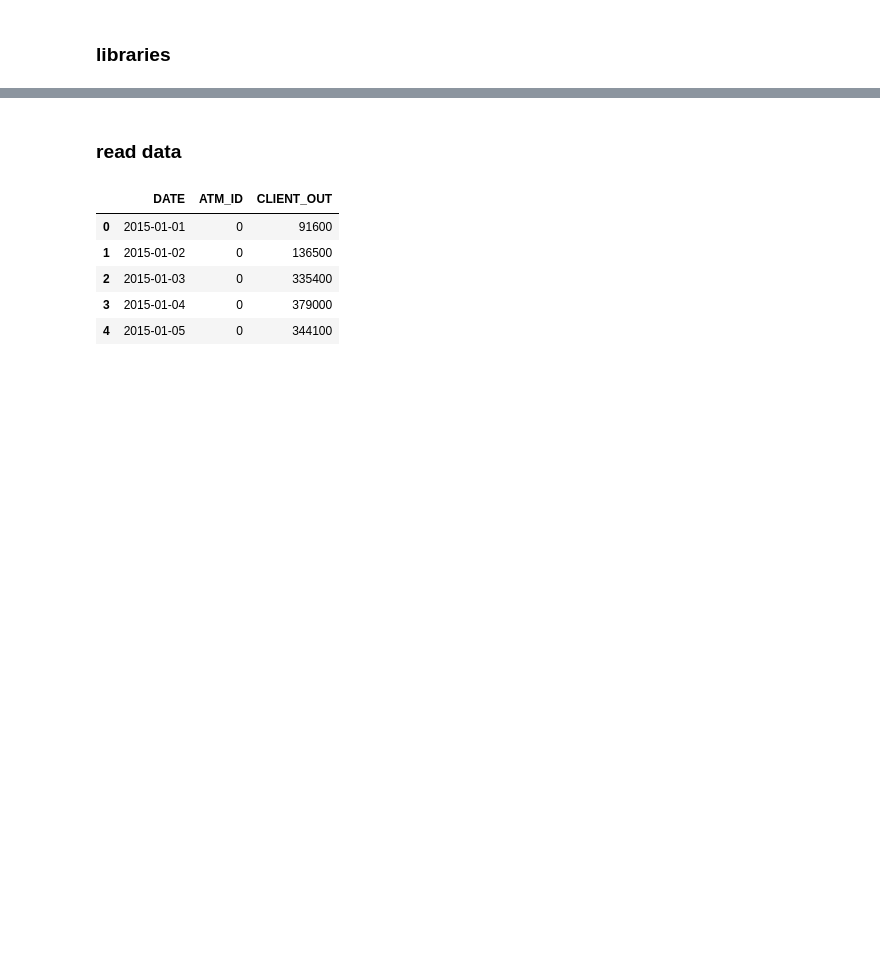
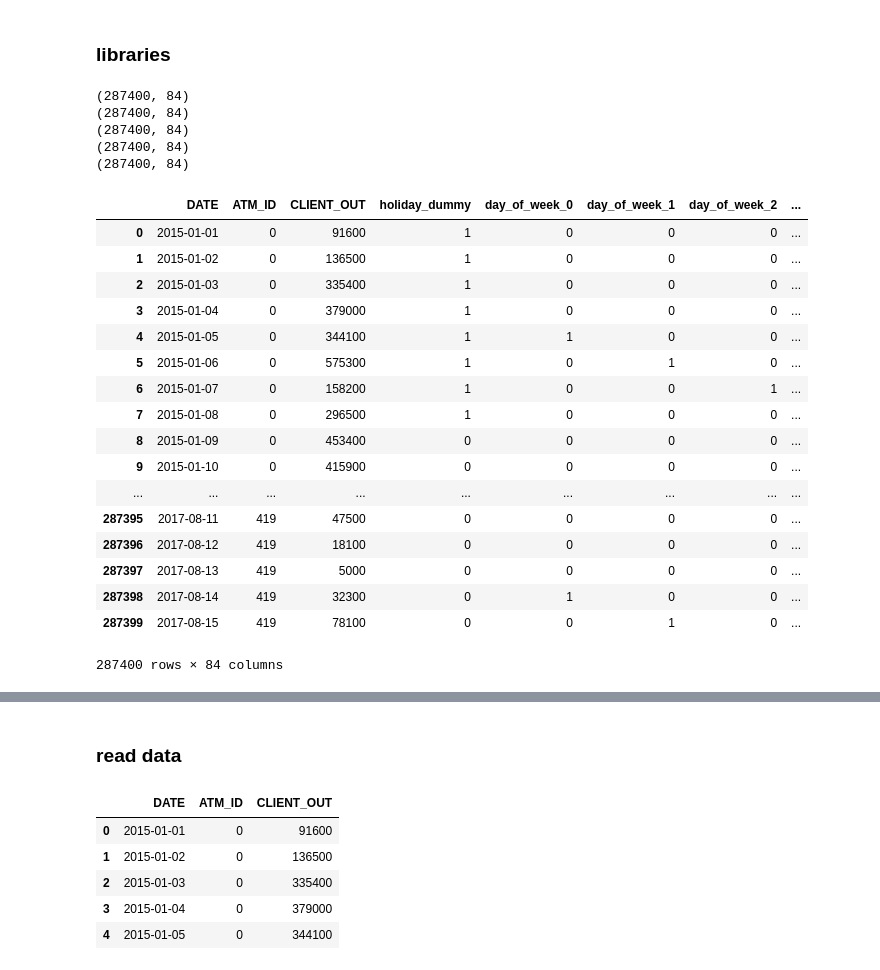
Before and after one commit to progiv/idao_final, a Jupyter notebook: generating_features.ipynb, the cells around one changed output, grey strips where cells are left out. Saved outputs shown, nothing was run; the diff lists cells and outputs as text; code cells hidden in the pictures; blank space fills up the shorter version.

```diff
--- a/generating_features.ipynb
+++ b/generating_features.ipynb
@@ -56,0 +64,30 @@ data = pd.read_csv('train.csv.zip', parse_dates=['DATE'])
+# %%
+for i in a:
+    print(i.shape)
+# %% [output]
+(287400, 84)
+(287400, 84)
+(287400, 84)
+(287400, 84)
+(287400, 84)
+# %%
+a[0]
+# %% [output]
+|  | DATE | ATM_ID | CLIENT_OUT | holiday_dummy | day_of_week_0 | day_of_week_1 | day_of_week_2 | ... |
+| 0 | 2015-01-01 | 0 | 91600 | 1 | 0 | 0 | 0 | ... |
+| 1 | 2015-01-02 | 0 | 136500 | 1 | 0 | 0 | 0 | ... |
+| 2 | 2015-01-03 | 0 | 335400 | 1 | 0 | 0 | 0 | ... |
+| 3 | 2015-01-04 | 0 | 379000 | 1 | 0 | 0 | 0 | ... |
+| 4 | 2015-01-05 | 0 | 344100 | 1 | 1 | 0 | 0 | ... |
+| 5 | 2015-01-06 | 0 | 575300 | 1 | 0 | 1 | 0 | ... |
+| 6 | 2015-01-07 | 0 | 158200 | 1 | 0 | 0 | 1 | ... |
+| 7 | 2015-01-08 | 0 | 296500 | 1 | 0 | 0 | 0 | ... |
+| 8 | 2015-01-09 | 0 | 453400 | 0 | 0 | 0 | 0 | ... |
+| 9 | 2015-01-10 | 0 | 415900 | 0 | 0 | 0 | 0 | ... |
+| ... | ... | ... | ... | ... | ... | ... | ... | ... |
+| 287395 | 2017-08-11 | 419 | 47500 | 0 | 0 | 0 | 0 | ... |
+| 287396 | 2017-08-12 | 419 | 18100 | 0 | 0 | 0 | 0 | ... |
+| 287397 | 2017-08-13 | 419 | 5000 | 0 | 0 | 0 | 0 | ... |
+| 287398 | 2017-08-14 | 419 | 32300 | 0 | 1 | 0 | 0 | ... |
+| 287399 | 2017-08-15 | 419 | 78100 | 0 | 0 | 1 | 0 | ... |
+287400 rows × 84 columns
```
Also changed, not shown: parts of 11 cells of this notebook, 11 other files.
